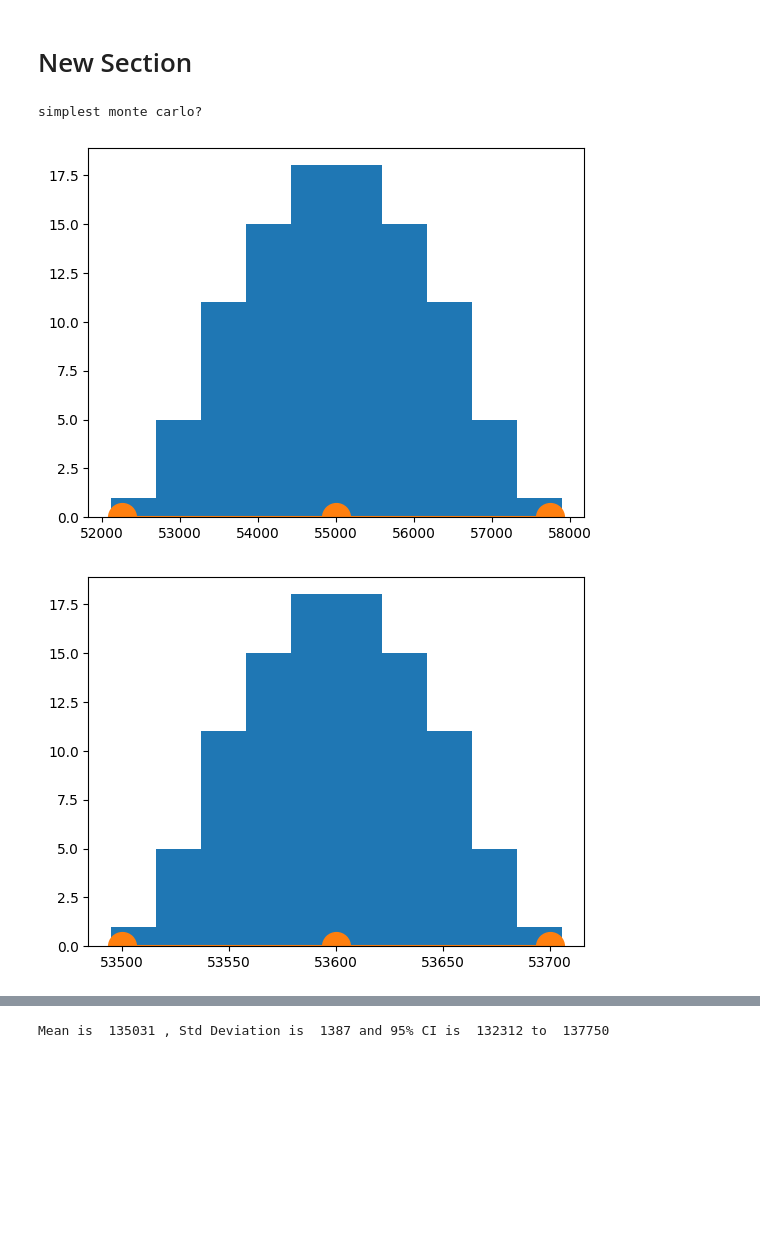
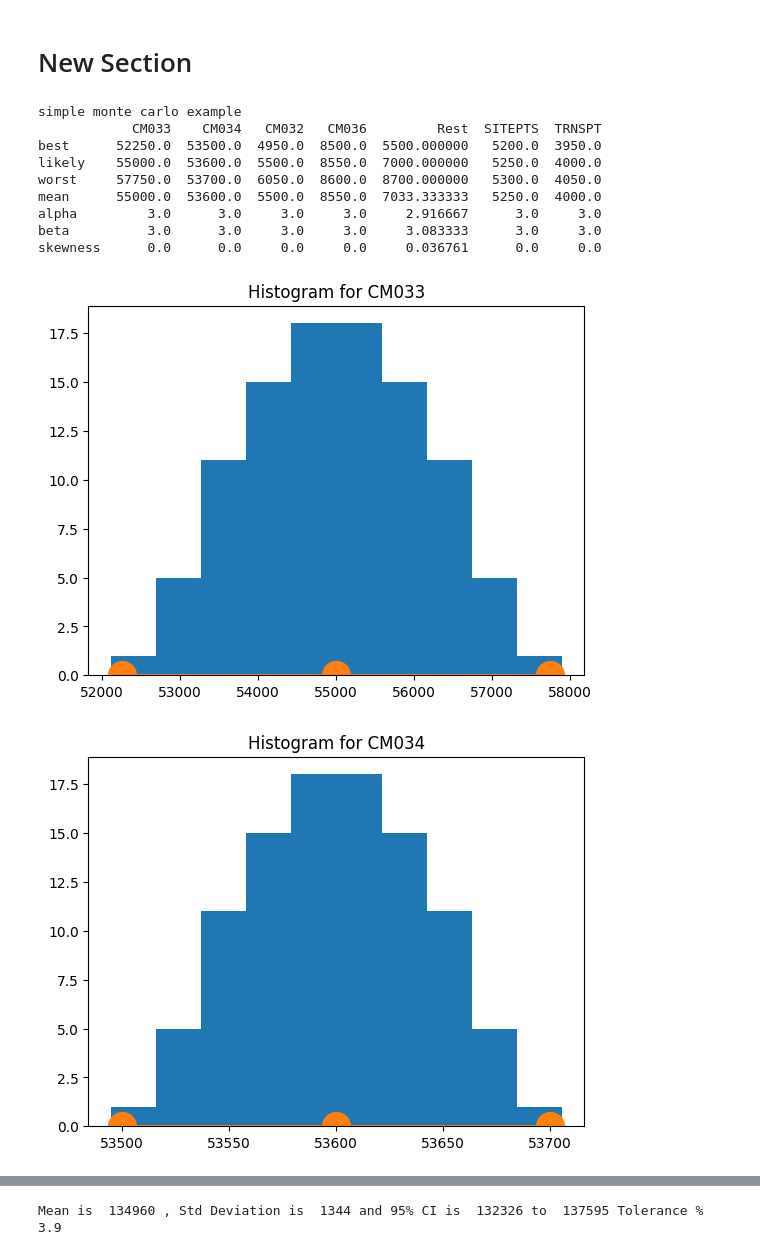
Before and after one commit to asanka2008/test3, a Jupyter notebook: Test.ipynb, the cells around one changed output, grey strips where cells are left out. Drawn from its saved outputs; the diff is of its cells as text; code cells hidden in the pictures; blank space fills up the shorter version.

```diff
--- a/Test.ipynb
+++ b/Test.ipynb
@@ -15,29 +15,34 @@ import numpy as np
 from random import randint
 
 
-#hub weight data 52250
+#hub weight data
 HubWeights = {
     'CM033' : [52250,55000,57750],
     'CM034' : [53500,53600,53700],
     'CM032' : [4950,5500,6050],
     'CM036' : [8500,8550,8600],
     'Rest' : [5500,7000,8700],
-    'SITEPTS' : [5200,5250,5300]
+    'SITEPTS' : [5200,5250,5300],
+    'TRNSPT' : [3950,4000,4050]
 }
 
-#Entering hub weight data into a DataFrame named HubDataTable aka HubDT
+#Entering hub weight data into HubDT
 HubDT=pd.DataFrame(HubWeights, index = ['best', 'likely', 'worst'])
 
-#skewness of each sample data set
-factor = 4
-#append 'Mean' values row at end of df
+
+
+#initialize
 Mean = []
 A = []
 B = []
+SK=[]
 Y2 =pd.DataFrame([])
 
+#Input parameters
+factor = 4
 seeds=100
 CI=.95
+#skewness of each sample data set??
 
 for x in range(len(HubDT.columns)) :
   best = HubDT.iloc[0,x]
@@ -47,10 +52,13 @@ for x in range(len(HubDT.columns)) :
   #shape factors a & b
   a = ( 1 + factor*((mean-best)/(worst-best)) )
   b = ( 1 + factor*((worst-mean)/(worst-best)) )
+  #skewness
+  sk = (2*(b-a)*math.sqrt(a+b+1))/((a+b+2)*math.sqrt(a*b))
   #append, mean and a & b to each column
   Mean.append(mean)
   A.append(a)
   B.append(b)
+  SK.append(sk)
 
   #populating values between best and worst based on the pert distribution
   x1 = np.linspace(0,1, seeds)
@@ -65,46 +73,59 @@ for x in range(len(HubDT.columns)) :
 HubDT.loc[3,:] = Mean
 HubDT.loc[4,:] = A
 HubDT.loc[5,:] = B
+HubDT.loc[6,:] = SK
 
-HubDT.index =['best', 'likely', 'worst', 'mean', 'alpha', 'beta']
+HubDT.index =['best', 'likely', 'worst', 'mean', 'alpha', 'beta', 'skewness']
+
+print(HubDT)
 
 for x in range(len(Y2.columns)) :
-  #plt.title('histograph of {:.f}'.format(HubDT.iloc[0,x]) )
-  #print(HubDT.iloc[0,x])
+  plt.title('Histogram for {}'.format(HubDT.columns[x]))
   plt.hist(Y2[x],10)
   plt.plot([HubDT.iloc[0,x],HubDT.iloc[1,x],HubDT.iloc[2,x]],[0,0,0],marker='o',ms=20)
   plt.show()
 
-#total sum in HubDT
+#total sum in HubDT row
 A=[]
 i=0
 k=99
 while i<1000:
   t=Y2.iloc[randint(0,k),0]+Y2.iloc[randint(0,k),1]+Y2.iloc[randint(0,k),2]+Y2.iloc[randint(0,k),3]+Y2.iloc[randint(0,k),4]+Y2.iloc[randint(0,k),5]
   A.insert(i,t)
   i+=1
 
 plt.hist(A,bins=20, density=True)
 mu, std=norm.fit(A)
-#print: mean, std and 95% confidence interval
-print('Mean is ', round(mu), ', Std Deviation is ', round(std), 'and 95% CI is ', round(mu-std*1.96), 'to ', round(mu+std*1.96))
 
-#xmin, xmax = plt.xlim() this did not work!!
+
+#print: mean, std and 95% confidence interval. and tolerance%
+print('Mean is ', round(mu), ', Std Deviation is ', round(std), 'and 95% CI is ', round(mu-std*1.96), 'to ', round(mu+std*1.96), 'Tolerance %', "{:.1f}".format((2*std*1.96)*100/mu))
+
+#plot normal distribution to histogram
 xmin = min(A)
 xmax = max(A)
 x2 = np.linspace(xmin, xmax, 100)
 p = stats.norm.pdf(x2, mu, std)
+plt.title('Total HUB mass distribution')
 plt.plot(x2, p, 'k', linewidth=2)
 plt.show()
 
 #plot best, worst, likely values of HUB component weights sorted in descending order
 S=HubDT.sort_values(by='likely', axis=1, ascending=False)
 plt.plot(S.iloc[0,:],'ko--', label='best')
 plt.plot(S.iloc[1,:], 'ro-', label='likely')
 plt.plot(S.iloc[2,:],'bo--', label='worst')
 plt.legend()
 plt.show()
 # %% [output]
-simplest monte carlo?
+simple monte carlo example
+            CM033    CM034   CM032   CM036         Rest  SITEPTS  TRNSPT
+best      52250.0  53500.0  4950.0  8500.0  5500.000000   5200.0  3950.0
+likely    55000.0  53600.0  5500.0  8550.0  7000.000000   5250.0  4000.0
+worst     57750.0  53700.0  6050.0  8600.0  8700.000000   5300.0  4050.0
+mean      55000.0  53600.0  5500.0  8550.0  7033.333333   5250.0  4000.0
+alpha         3.0      3.0     3.0     3.0     2.916667      3.0     3.0
+beta          3.0      3.0     3.0     3.0     3.083333      3.0     3.0
+skewness      0.0      0.0     0.0     0.0     0.036761      0.0     0.0
-[figure, old version]
+[figure, new version]
-[figure, old version]
+[figure, new version]
@@ -115 +137 @@ simplest monte carlo?
-Mean is  135031 , Std Deviation is  1387 and 95% CI is  132312 to  137750
+Mean is  134960 , Std Deviation is  1344 and 95% CI is  132326 to  137595 Tolerance % 3.9
```
Also changed, not shown: parts of 1 cell of this notebook.
